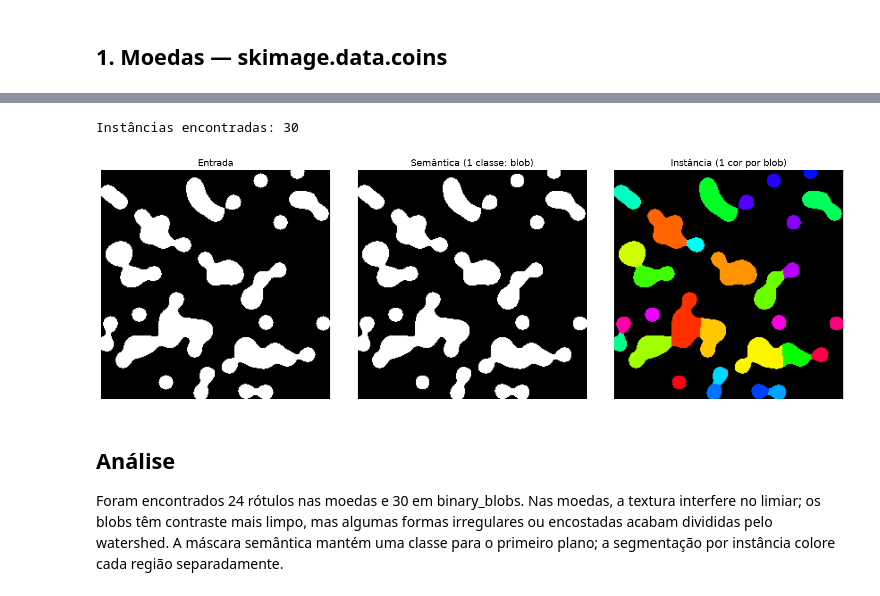
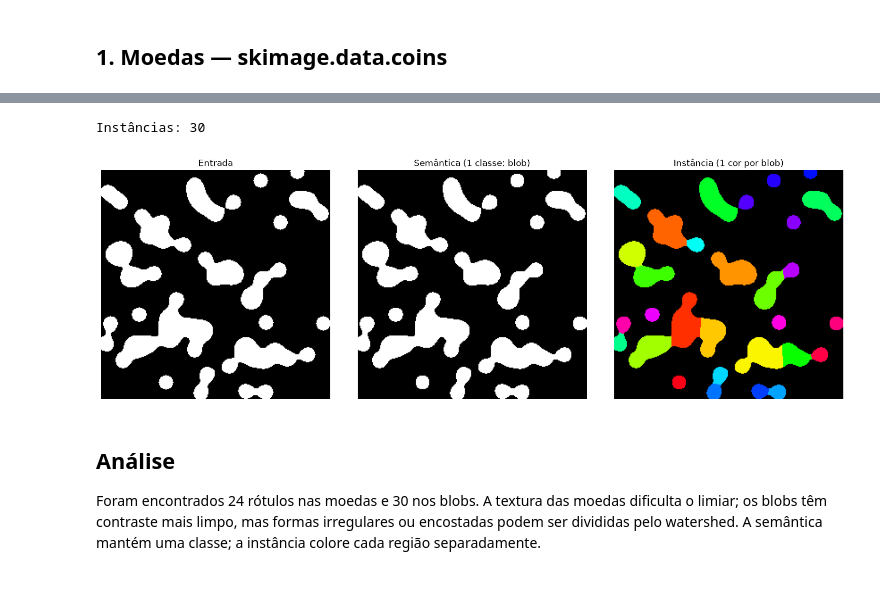
Before and after one commit to Henrique-Goncalves-Dev/Processament-de-imagem, a Jupyter notebook: Portifolio_2Bimestre_2.ipynb, the cells around one changed output, grey strips where cells are left out. Cells and saved outputs as stored; diff of their text form; code cells hidden in the pictures.

```diff
--- a/Portifolio_2Bimestre_2.ipynb
+++ b/Portifolio_2Bimestre_2.ipynb
@@ -108,33 +76,16 @@ Instâncias encontradas: 24
-# %%
-semente = (
-    {"rng": 42}
-    if "rng" in inspect.signature(data.binary_blobs).parameters
-    else {"seed": 42}
-)
-imagem_blobs = data.binary_blobs(
-    length=256,
-    blob_size_fraction=0.12,
-    volume_fraction=0.25,
-    **semente,
-)
-
-blobs, limiar_blobs, mascara_blobs, rotulos_blobs = segmentar_por_instancia(
-    imagem_blobs,
-    area_minima=30,
-    distancia_minima=18,
-)
-print(f"Instâncias encontradas: {rotulos_blobs.max()}")
-plotar_comparacao(
-    blobs,
-    mascara_blobs,
-    rotulos_blobs,
-    "blob",
-    PASTA_SAIDA / "comparacao_binary_blobs.png",
-)
-# %% [output]
-Instâncias encontradas: 30
-[figure, removed]
+# %%
+entrada = data.binary_blobs(
+    length=256, blob_size_fraction=0.12, volume_fraction=0.25, rng=42
+)
+imagem, mascara, rotulos = segmentar(
+    entrada, distancia_minima=18, area_minima=30
+)
+print("Instâncias:", rotulos.max())
+plotar(imagem, mascara, rotulos, "blob", PASTA / "comparacao_binary_blobs.png")
+# %% [output]
+Instâncias: 30
+[figure, added]
 # %% [markdown]
 ## Análise
 
-Foram encontrados 24 rótulos nas moedas e 30 em binary_blobs. Nas moedas, a textura interfere no limiar; os blobs têm contraste mais limpo, mas algumas formas irregulares ou encostadas acabam divididas pelo watershed. A máscara semântica mantém uma classe para o primeiro plano; a segmentação por instância colore cada região separadamente.
+Foram encontrados 24 rótulos nas moedas e 30 nos blobs. A textura das moedas dificulta o limiar; os blobs têm contraste mais limpo, mas formas irregulares ou encostadas podem ser divididas pelo watershed. A semântica mantém uma classe; a instância colore cada região separadamente.
```
Also changed, not shown: parts of 5 cells of this notebook.
